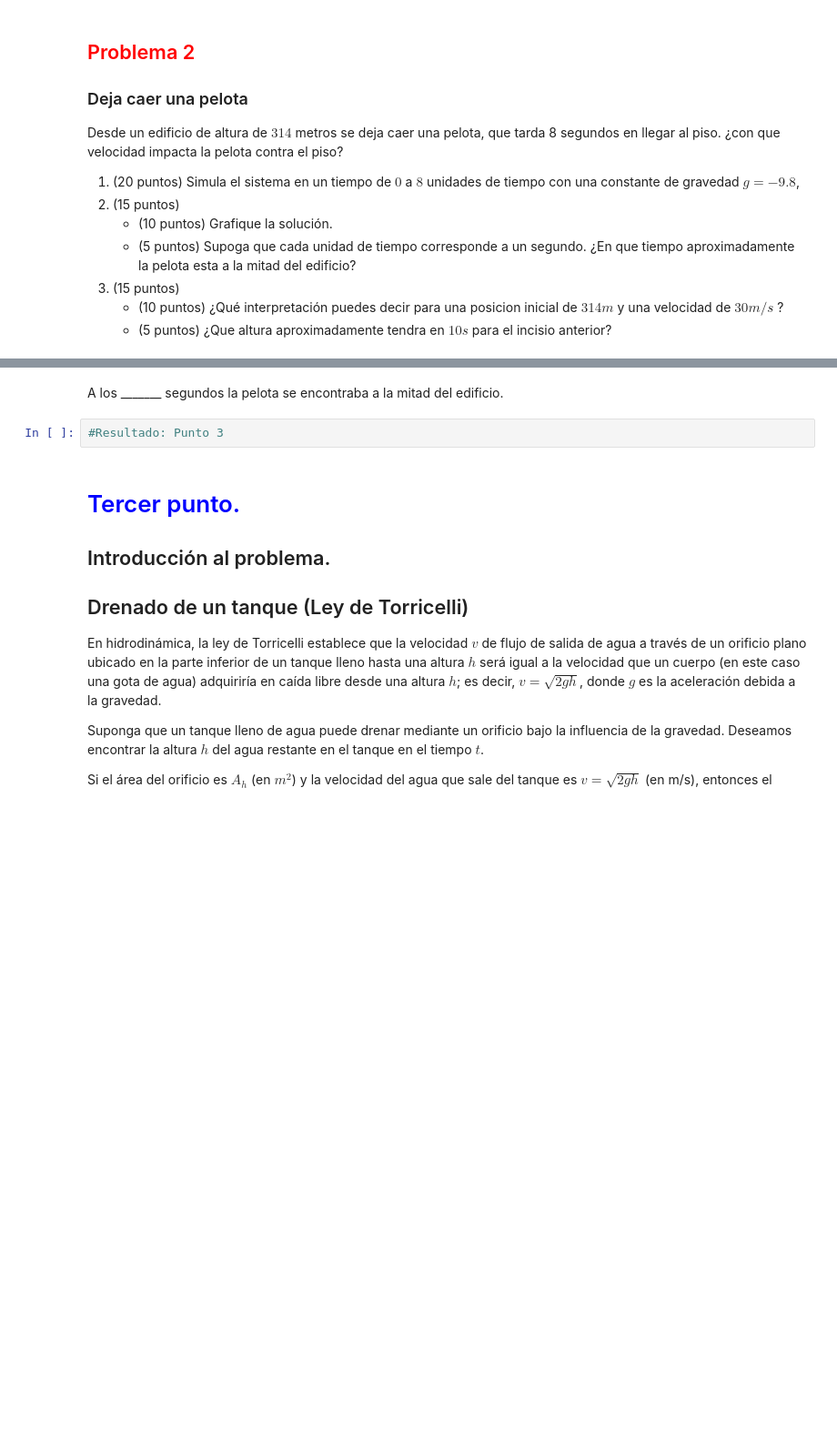
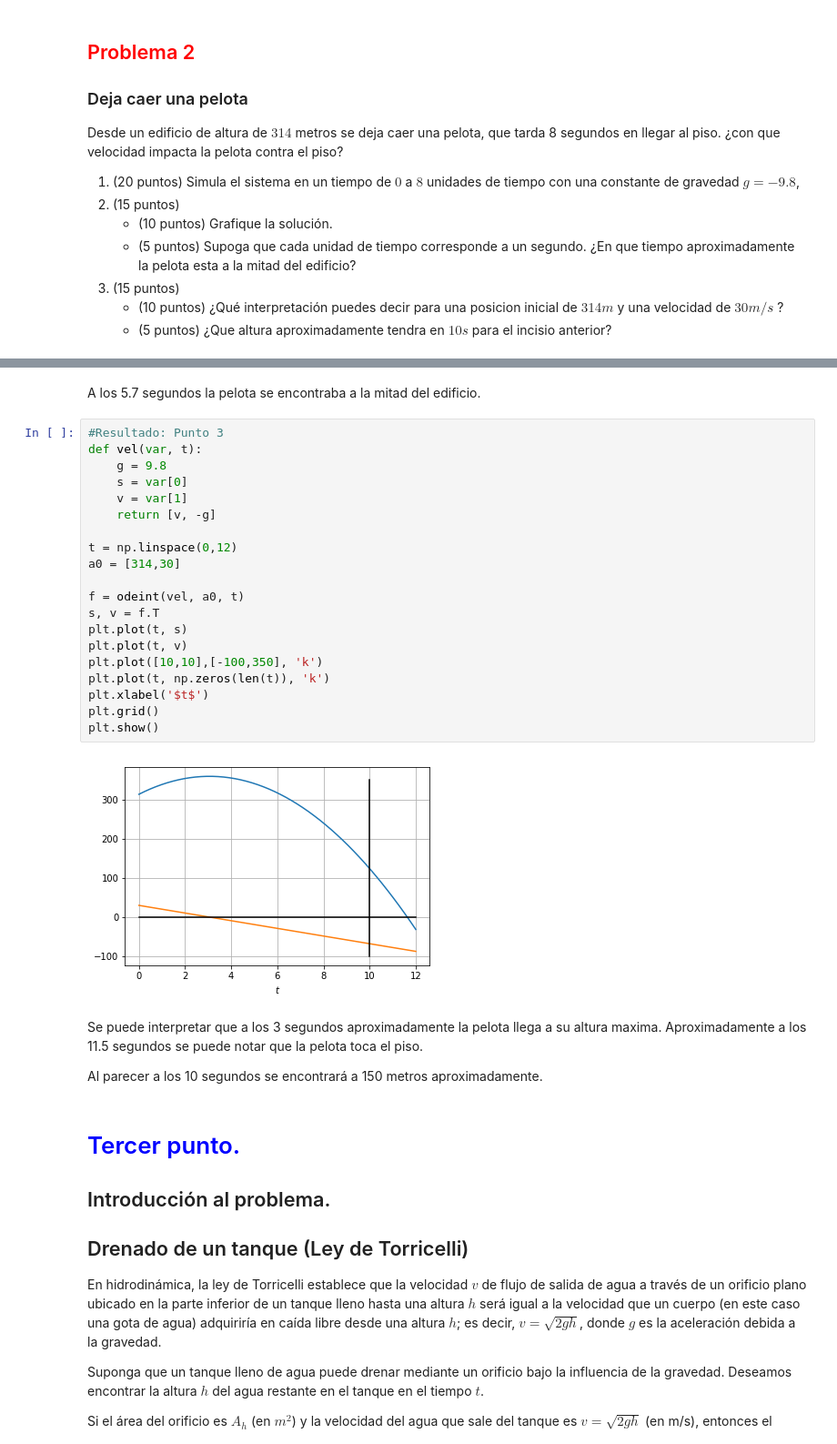
Before and after one commit to anapaugiusti/SImulacion_Matematica, a Jupyter notebook: Examen2_GiustiAnaPaula.ipynb, the cells around one changed output, grey strips where cells are left out. Shown: that part at 91% size. Cells and saved outputs as stored; diff of their text form; blank space fills up the shorter version.

```diff
--- a/Examen2_GiustiAnaPaula.ipynb
+++ b/Examen2_GiustiAnaPaula.ipynb
@@ -183,7 +195,31 @@ TypeError: vel() missing 2 required positional arguments: 'v' and 'g'
 # %% [markdown]
-A los _______ segundos la pelota se encontraba a la mitad del edificio.
+A los 5.7 segundos la pelota se encontraba a la mitad del edificio.
-# %%
-#Resultado: Punto 3
+# %%
+#Resultado: Punto 3
+def vel(var, t):
+    g = 9.8
+    s = var[0]
+    v = var[1]
+    return [v, -g]
+
+t = np.linspace(0,12)
+a0 = [314,30]
+
+f = odeint(vel, a0, t)
+s, v = f.T
+plt.plot(t, s)
+plt.plot(t, v)
+plt.plot([10,10],[-100,350], 'k')
+plt.plot(t, np.zeros(len(t)), 'k')
+plt.xlabel('$t$')
+plt.grid()
+plt.show()
+# %% [output]
+[figure, added]
+# %% [markdown]
+Se puede interpretar que a los 3 segundos aproximadamente la pelota llega a su altura maxima. Aproximadamente a los 11.5 segundos se puede notar que la pelota toca el piso.
+
+Al parecer a los 10 segundos se encontrará a 150 metros aproximadamente.
 # %% [markdown]
 # <font color =blue>Tercer punto.</font>
 
```
Also changed, not shown: parts of 27 cells of this notebook, 2 other files.
